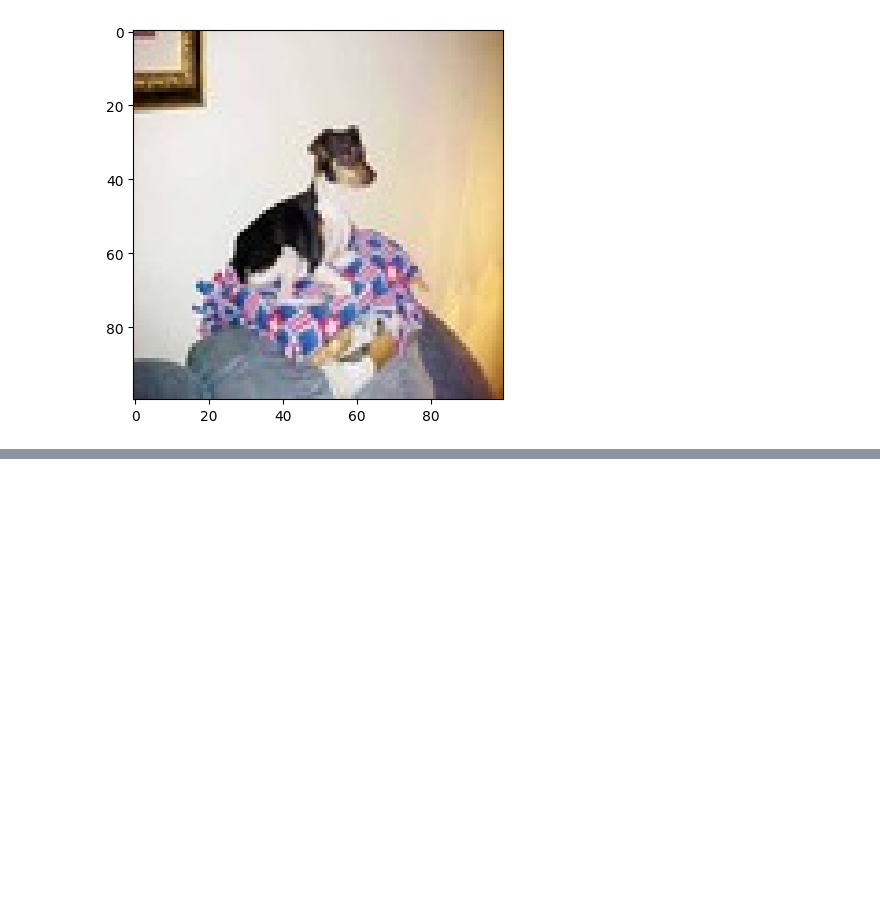
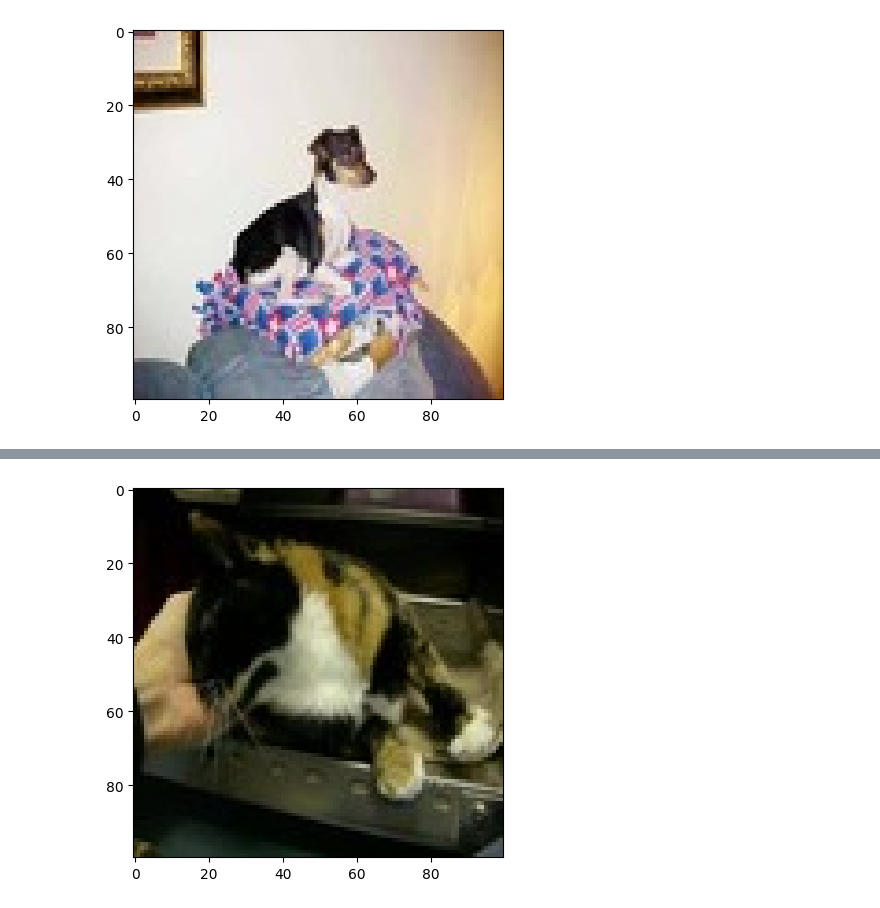
Before and after one commit to kartikayakulshrestha/MeowBar, a Jupyter notebook: nb.ipynb, the cells around one changed output, grey strips where cells are left out. Cells and saved outputs as stored; diff of their text form; code cells hidden in the pictures; blank space fills up the shorter version.

```diff
--- a/nb.ipynb
+++ b/nb.ipynb
@@ -102,0 +108,17 @@ model.fit(L_test,M_test)
+# %%
+import random
+idx2 = random.randint(0, len(M_test))
+plot.imshow(L_test[idx2, :])
+plot.show()
+
+y_pred = model.predict(L_test[idx2, :].reshape(1, 100, 100, 3))
+y_pred = y_pred > 0.5
+
+if(y_pred == 0):
+    pred = 'dog'
+else:
+    pred = 'cat'
+
+print("Our model says it is a :", pred)
+# %% [output]
+[figure, added]
```
Also changed, not shown: parts of 5 cells of this notebook.
